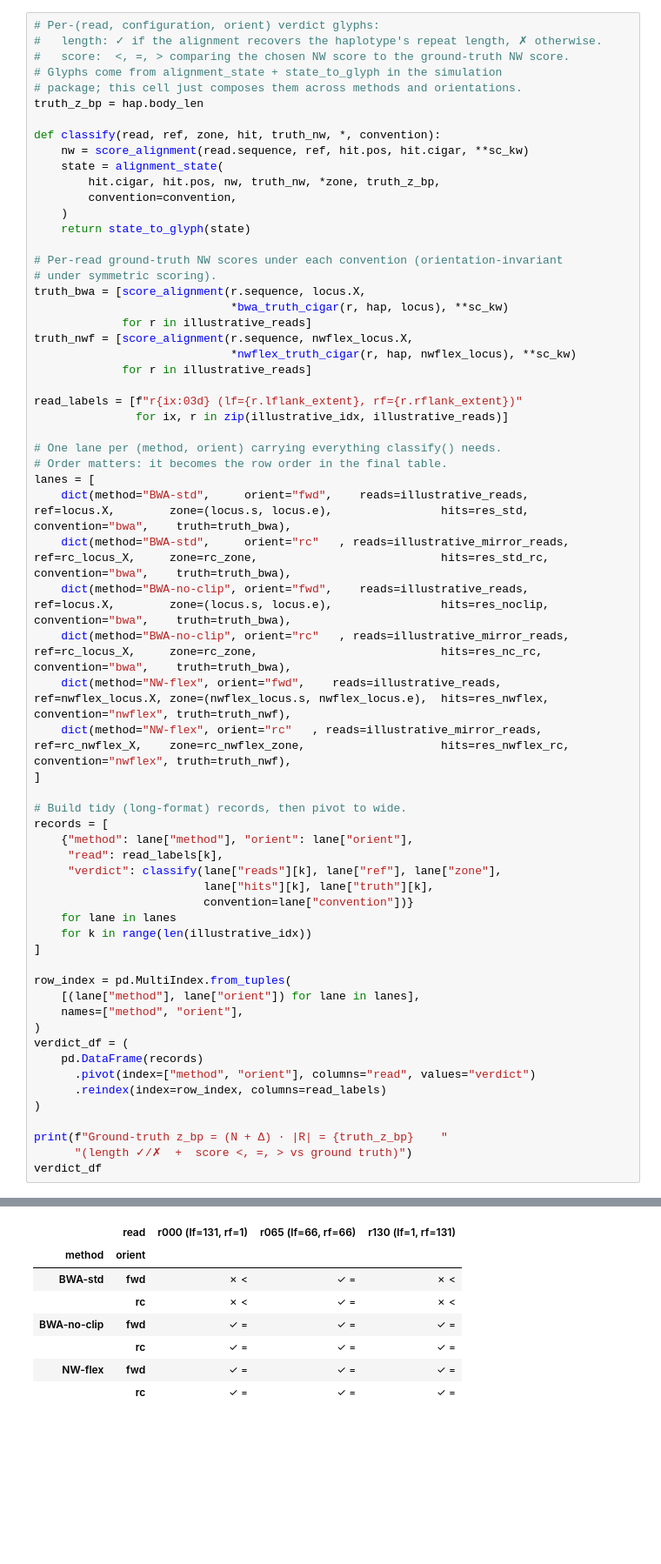
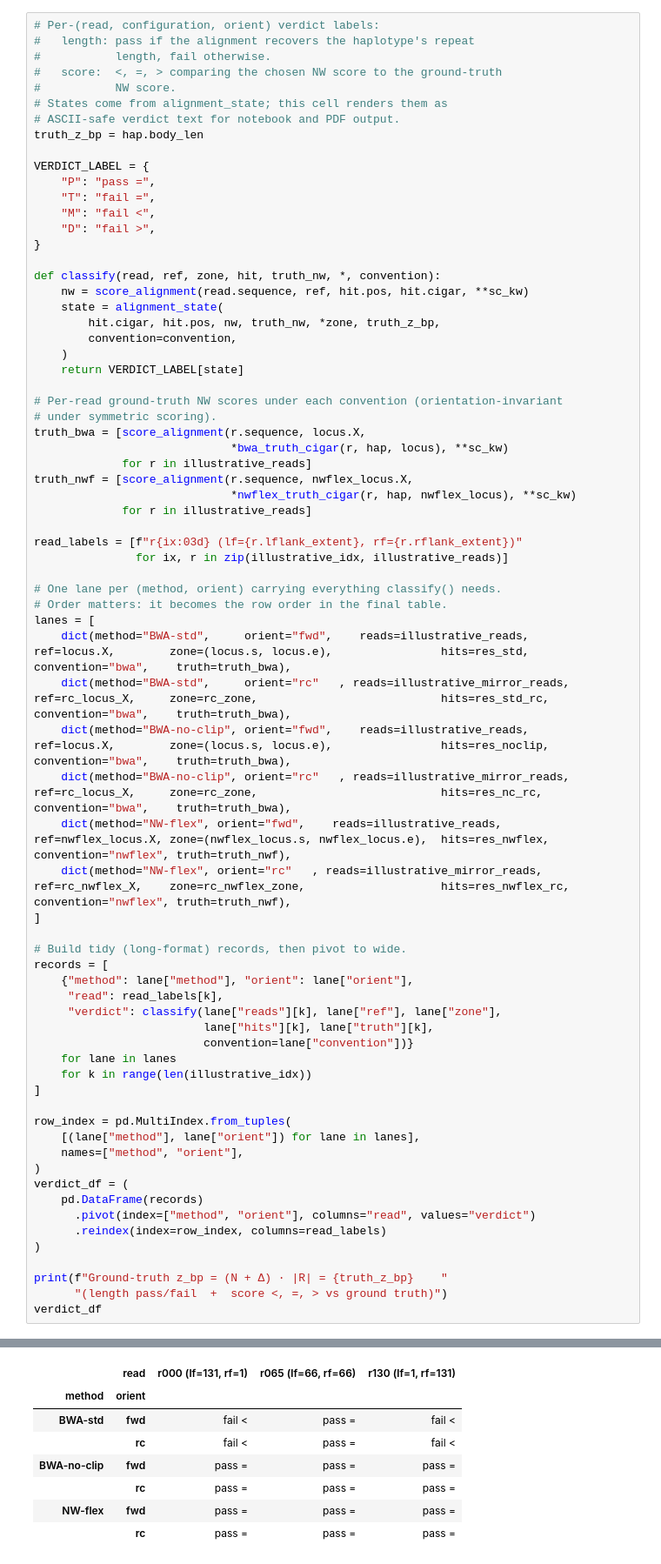
Before and after one commit to nwflex/nwflex, a Jupyter notebook: notebooks/07_NWflex_BWA_Comparison.ipynb, the cells around one changed output, grey strips where cells are left out. Shown at 87% size. Saved outputs shown, nothing was run; the diff lists cells and outputs as text; blank space fills up the shorter version.

Commit message:
Replace raw unicode with LaTeX-safe glyphs for PDF build

```diff
--- a/notebooks/07_NWflex_BWA_Comparison.ipynb
+++ b/notebooks/07_NWflex_BWA_Comparison.ipynb
@@ -498,12 +495,21 @@ The table below classifies each (read, configuration) along two axes:
 - `=` — the ground truth is co-optimal; tie-breaking returned a different alignment.
 - `>` — the score landscape itself prefers a wrong alignment.
 # %%
-# Per-(read, configuration, orient) verdict glyphs:
-#   length: ✓ if the alignment recovers the haplotype's repeat length, ✗ otherwise.
-#   score:  <, =, > comparing the chosen NW score to the ground-truth NW score.
-# Glyphs come from alignment_state + state_to_glyph in the simulation
-# package; this cell just composes them across methods and orientations.
+# Per-(read, configuration, orient) verdict labels:
+#   length: pass if the alignment recovers the haplotype's repeat
+#           length, fail otherwise.
+#   score:  <, =, > comparing the chosen NW score to the ground-truth
+#           NW score.
+# States come from alignment_state; this cell renders them as
+# ASCII-safe verdict text for notebook and PDF output.
 truth_z_bp = hap.body_len
+
+VERDICT_LABEL = {
+    "P": "pass =",
+    "T": "fail =",
+    "M": "fail <",
+    "D": "fail >",
+}
 
 def classify(read, ref, zone, hit, truth_nw, *, convention):
     nw = score_alignment(read.sequence, ref, hit.pos, hit.cigar, **sc_kw)
@@ -511,7 +517,7 @@ def classify(read, ref, zone, hit, truth_nw, *, convention):
         hit.cigar, hit.pos, nw, truth_nw, *zone, truth_z_bp,
         convention=convention,
     )
-    return state_to_glyph(state)
+    return VERDICT_LABEL[state]
 
 # Per-read ground-truth NW scores under each convention (orientation-invariant
 # under symmetric scoring).
@@ -558,6 +564,6 @@ verdict_df = (
 )
 
 print(f"Ground-truth z_bp = (N + Δ) · |R| = {truth_z_bp}    "
-      "(length ✓/✗  +  score <, =, > vs ground truth)")
+      "(length pass/fail  +  score <, =, > vs ground truth)")
 verdict_df
 # %% [output]
@@ -565,11 +571,11 @@ Ground-truth z_bp = (N + Δ) · |R| = 18    (length ✓/✗  +  score <, =, > vs
 |  | read | r000 (lf=131, rf=1) | r065 (lf=66, rf=66) | r130 (lf=1, rf=131) |
 | method | orient |  |  |  |
-| BWA-std | fwd | ✗ < | ✓ = | ✗ < |
-|  | rc | ✗ < | ✓ = | ✗ < |
-| BWA-no-clip | fwd | ✓ = | ✓ = | ✓ = |
-|  | rc | ✓ = | ✓ = | ✓ = |
-| NW-flex | fwd | ✓ = | ✓ = | ✓ = |
-|  | rc | ✓ = | ✓ = | ✓ = |
+| BWA-std | fwd | fail < | pass = | fail < |
+|  | rc | fail < | pass = | fail < |
+| BWA-no-clip | fwd | pass = | pass = | pass = |
+|  | rc | pass = | pass = | pass = |
+| NW-flex | fwd | pass = | pass = | pass = |
+|  | rc | pass = | pass = | pass = |
 # %% [markdown]
 ## Sweep framework
 
```
Also changed, not shown: parts of 11 cells of this notebook, 1 other file.
